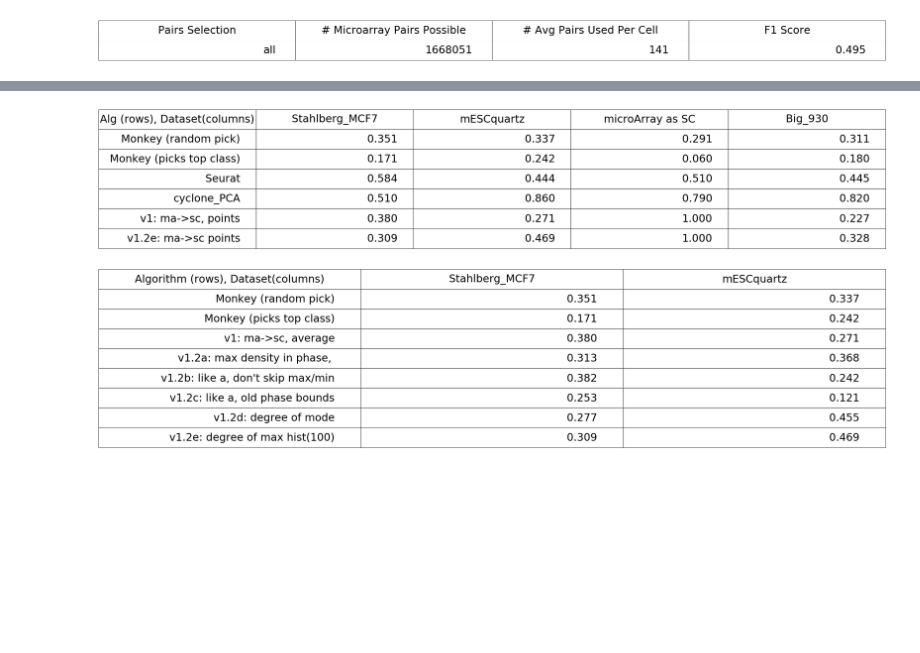
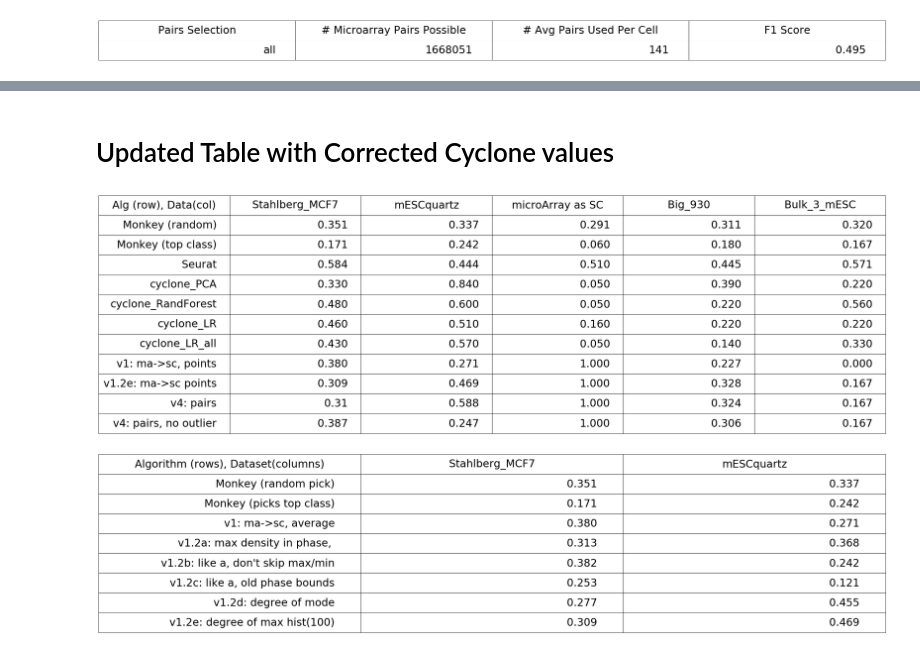
Before and after one commit to ayurovsky/cell_cycle, a Jupyter notebook: Micro-Array-Get-Discriminating-Pairs-November.ipynb, the cells around one changed output, grey strips where cells are left out. Cells and saved outputs as stored; diff of their text form; code cells hidden in the pictures; blank space fills up the shorter version.

```diff
--- a/Micro-Array-Get-Discriminating-Pairs-November.ipynb
+++ b/Micro-Array-Get-Discriminating-Pairs-November.ipynb
@@ -720,34 +804,42 @@ plt.show()
+# %% [markdown]
+# Updated Table with Corrected Cyclone values
 # %%
 import matplotlib.pyplot as plt
 from pylab import *
 big_comparison_data = []
-big_comparison_data.append(["Monkey (random pick)", "0.351", "0.337", "0.291", "0.311"]) # October notebook
-big_comparison_data.append(["Monkey (picks top class)", "0.171", "0.242", "0.060", "0.180"]) # October notebook
-big_comparison_data.append(["Seurat", "0.584", "0.444", "0.510", "0.445"]) # from EndSeptember notebook
-big_comparison_data.append(["cyclone_PCA", "0.510", "0.860", "0.790", "0.820"]) # from code, on my laptop, prep in this (November) notebook
+big_comparison_data.append(["Monkey (random)", "0.351", "0.337", "0.291", "0.311", "0.320"]) # October notebook
+big_comparison_data.append(["Monkey (top class)", "0.171", "0.242", "0.060", "0.180", "0.167"]) # October notebook
+big_comparison_data.append(["Seurat", "0.584", "0.444", "0.510", "0.445", "0.571"]) # from EndSeptember notebook
+big_comparison_data.append(["cyclone_PCA", "0.330", "0.840", "0.050", "0.390", "0.220"]) # from code, on my laptop, prep in this (November) notebook
+big_comparison_data.append(["cyclone_RandForest", "0.480", "0.600", "0.050", "0.220", "0.560"])
+big_comparison_data.append(["cyclone_LR", "0.460", "0.510", "0.160", "0.220", "0.220"])
+big_comparison_data.append(["cyclone_LR_all", "0.430", "0.570", "0.050", "0.140", "0.330"])
 # micro-array as sc with GTEX Leg TPM percent normalization single comparison
-big_comparison_data.append(["v1: ma->sc, points", "0.380", "0.271", "1.000", "0.227"]) # from October notebook with leg TPM, percent normalization
+big_comparison_data.append(["v1: ma->sc, points", "0.380", "0.271", "1.000", "0.227", "0.000"]) # from October notebook with leg TPM, percent normalization
 #big_comparison_data.append(["v2: sc->ma w int TPM, points", "0.421", "0.114", "0.726"]) # from October notebook
 #big_comparison_data.append(["v3: sc->ma w int TPM, pairs", "0.495", "0.111", ""]) # from this (November) notebook; also, November_v3_mESCquartz.py
 # best v1 from table below
-big_comparison_data.append(["v1.2e: ma->sc points", "0.309", "0.469", "1.000", "0.328"])
+big_comparison_data.append(["v1.2e: ma->sc points", "0.309", "0.469", "1.000", "0.328", "0.167"])
+# v4 based on 1.2e: ma->sc pairs, not ignore out of bounds, cutoff genes with fourier < 10 - from October notebook
+big_comparison_data.append(["v4: pairs", "0.31", "0.588", "1.000", "0.324", "0.167"]) #- from October notebook
+big_comparison_data.append(["v4: pairs, no outlier", "0.387", "0.247", "1.000", "0.306", "0.167"]) #- from October notebook
 
 plt.figure(1, figsize=(20, 2))
 plt.subplots_adjust(bottom = 0.1)
-column_labels = ["Alg (rows), Dataset(columns)", "Stahlberg_MCF7", "mESCquartz", "microArray as SC", "Big_930"]
+column_labels = ["Alg (row), Data(col)", "Stahlberg_MCF7", "mESCquartz", "microArray as SC", "Big_930", "Bulk_3_mESC"] #, "Buetner_182"]
 ax = subplot(111, frame_on=False)
 ax.xaxis.set_visible(False)
 ax.yaxis.set_visible(False)
 the_table = ax.table(cellText=big_comparison_data, colLabels=column_labels, loc="center")
 the_table.auto_set_font_size(False)
 the_table.set_fontsize(30)
 the_table.scale(2, 2)
 table_props = the_table.properties()
 table_cells = table_props['child_artists']
 for cell in table_cells: cell.set_height(0.5)
 plt.show()
 # %% [output]
-[figure, old version]
+[figure, new version]
 # %%
 import matplotlib.pyplot as plt
 from pylab import *
```
Also changed, not shown: parts of 4 cells of this notebook, 1 other file.
